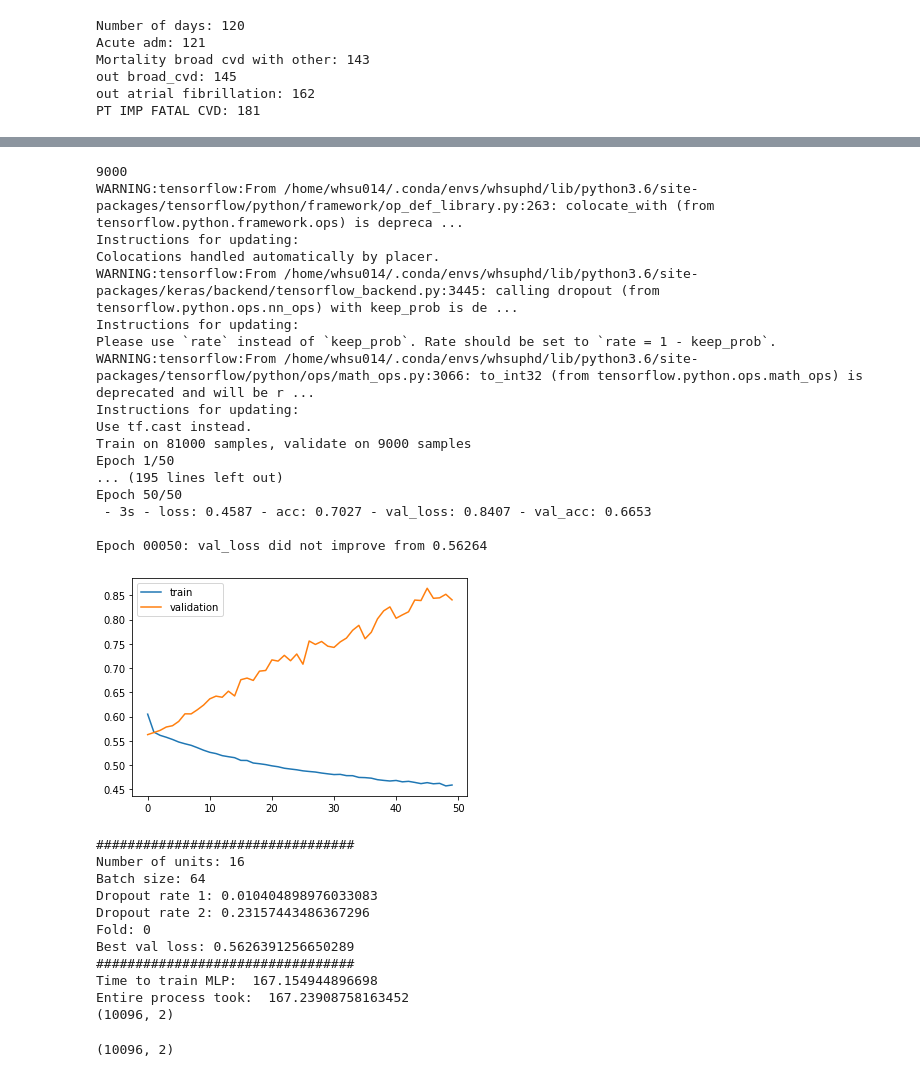
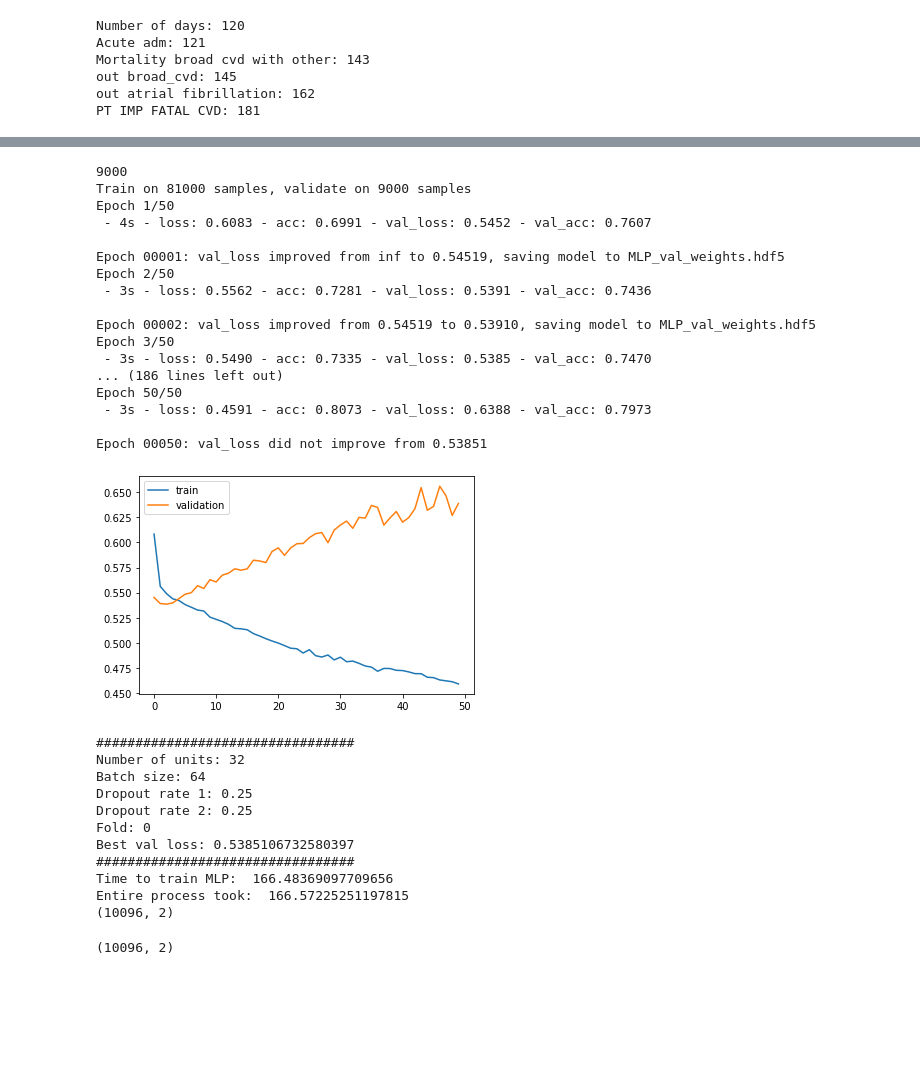
Before and after one commit to WilliamHsuNz/MLRIG, a Jupyter notebook: Experiments/EVENT_MLP.ipynb, the cells around one changed output, grey strips where cells are left out. Cells and saved outputs as stored; diff of their text form; code cells hidden in the pictures; blank space fills up the shorter version.

Commit message:
imp_fatal_cvd patch

```diff
--- a/Experiments/EVENT_MLP.ipynb
+++ b/Experiments/EVENT_MLP.ipynb
@@ -60,7 +60,8 @@ from tensorflow.python.client import device_lib
 /home/whsu014/dev/mlrig/Experiments
 # %%
 # set up training set
-view_1hot_df = feather.read_dataframe("/home/whsu014/data/view_1hot_nona_len29_float_age_impute_and_True_HG_100096inds.feather")
+#view_1hot_df = feather.read_dataframe("/home/whsu014/data/view_1hot_nona_len29_float_age_impute_and_True_HG_100096inds.feather")
+view_1hot_df = feather.read_dataframe("/home/whsu014/data/view_imp_fatal_cvd_patched_100096inds.feather")
 print(view_1hot_df.columns)
 print(view_1hot_df.shape)
 
@@ -81,7 +82,8 @@ print(train_v.shape)
 print(train_v.shape[0]/28)
 
 # set up test set
-test_df = feather.read_dataframe("/home/whsu014/data/Test_set_with_TRUE_10096inds.feather")
+#test_df = feather.read_dataframe("/home/whsu014/data/Test_set_with_TRUE_10096inds.feather")
+test_df = feather.read_dataframe("/home/whsu014/data/test_imp_fatal_cvd_patched_10096inds.feather")
 print(test_df.columns)
 print(test_df.shape)
 print("Number of inds:", len(test_df['VSIMPLE_INDEX_MASTER'].unique()))
@@ -110,8 +155,8 @@ Number of inds: 10096
 # u is the mean of the training samples
 # s is the standard devidation of the training samples
 scaler = StandardScaler()
-scaled_train = scaler.fit_transform(train_v)
-scaled_test = scaler.transform(test_v)
+scaled_train = scaler.fit_transform(train_)
+scaled_test = scaler.transform(test_)
 # %%
 print("Number of days:", view_1hot_df.columns.get_loc('NUMBER_OF_DAYS'))
 print("Acute adm:", view_1hot_df.columns.get_loc('ACUTE_ADM'))
@@ -140,7 +185,7 @@ def setup_xy(time_series, scaled_time_series):
     # to 1 row.
     ###############################################
     for i in range(num_of_inds):
-        scaled_ind_v = copy.deepcopy(scaled_time_series[(i*28):((i+1)*28), :])
+        scaled_ind_v = copy.deepcopy(scaled_time_series[(i*8):((i+1)*8), :])
         _x[i, :n_features] = copy.deepcopy(scaled_ind_v[0, :])
         for j in range(1, 8):
             start_idx = (j-1)*(n_features-1)+n_features
@@ -150,10 +195,10 @@ def setup_xy(time_series, scaled_time_series):
         event = False
         for j in range(8, 28):
             if ind_v[j, 121] == 1.0 and \
-                1.0 in ind_v[j, 143:163]:  # an acute CVD event
+                1.0 in ind_v[j, 143:162]:  # an acute CVD event
                 event = True
-            if 1.0 in ind_v[8:, 181]: # a CVD death
-                event = True
+        if 1.0 in ind_v[8:, 181]: # a CVD death
+            event = True
         if event:
             _y[i, :] = np.array([0.0, 1.0])
         else:
@@ -216,7 +260,8 @@ def fit_model(model, X_train, Y_train, b_size):
                         shuffle=False,
                         sample_weight=class_weight.\
                                       compute_sample_weight("balanced",
-                                                            Y_train[:, 1]))
+                                                            Y_train[:, 1])
+                       )
     pyplot.plot(history.history['loss'], label='train')
     pyplot.plot(history.history['val_loss'], label='validation')
     pyplot.legend()
@@ -234,15 +279,22 @@ print(num_per_fold)
 
 start_time = time.time()
 
-n_units = 16
+########################################
+#n_units = 16
+#b_size = 64
+#dropout_rate_1 = 0.010404898976033083
+#dropout_rate_2 = 0.23157443486367296
+# imp_fatal_cvd patch
+n_units = 32
 b_size = 64
-dropout_rate_1 = 0.010404898976033083
-dropout_rate_2 = 0.23157443486367296
+dropout_rate_1 = 0.25
+dropout_rate_2 = 0.25
+#########################################
 
 exp_record = []
 
 for f in range(1):#10
-        #start = f*num_per_fold
+    #start = f*num_per_fold
     end = (f+1)*num_per_fold
     train1_x = x_train[:end, ]
     train2_x = x_train[end:, ]
@@ -258,56 +310,56 @@ for f in range(1):#10
                              dropout_rate_2)
         v_loss, val_weight = fit_model(model,
                                        train_x_mlp,
                                        train_y_mlp,
                                        b_size)
         print("#################################")
         print("Number of units:", n_units)
         print("Batch size:", b_size)
         print("Dropout rate 1:", dropout_rate_1)
         print("Dropout rate 2:", dropout_rate_2)
         print("Fold:", f)
         print("Best val loss:", v_loss)
         exp_record.append([n_units, b_size,
                            dropout_rate_1,
                            dropout_rate_2,
                             f, v_loss])
         print("#################################")
         if(f==4):
             print(exp_record)
         model.load_weights(val_weight)
         yhat_test = model.predict(x_test)
         print("Time to train MLP: ", time.time() - start_time_inner)
 print("Entire process took: ", time.time() - start_time)
 print(yhat_test.shape)
 # %% [output]
 9000
-WARNING:tensorflow:From /home/whsu014/.conda/envs/whsuphd/lib/python3.6/site-packages/tensorflow/python/framework/op_def_library.py:263: colocate_with (from tensorflow.python.framework.ops) is depreca ...
-Instructions for updating:
-Colocations handled automatically by placer.
-WARNING:tensorflow:From /home/whsu014/.conda/envs/whsuphd/lib/python3.6/site-packages/keras/backend/tensorflow_backend.py:3445: calling dropout (from tensorflow.python.ops.nn_ops) with keep_prob is de ...
-Instructions for updating:
-Please use `rate` instead of `keep_prob`. Rate should be set to `rate = 1 - keep_prob`.
-WARNING:tensorflow:From /home/whsu014/.conda/envs/whsuphd/lib/python3.6/site-packages/tensorflow/python/ops/math_ops.py:3066: to_int32 (from tensorflow.python.ops.math_ops) is deprecated and will be r ...
-Instructions for updating:
-Use tf.cast instead.
 Train on 81000 samples, validate on 9000 samples
 Epoch 1/50
-... (195 lines left out)
+ - 4s - loss: 0.6083 - acc: 0.6991 - val_loss: 0.5452 - val_acc: 0.7607
+
+Epoch 00001: val_loss improved from inf to 0.54519, saving model to MLP_val_weights.hdf5
+Epoch 2/50
+ - 3s - loss: 0.5562 - acc: 0.7281 - val_loss: 0.5391 - val_acc: 0.7436
+
+Epoch 00002: val_loss improved from 0.54519 to 0.53910, saving model to MLP_val_weights.hdf5
+Epoch 3/50
+ - 3s - loss: 0.5490 - acc: 0.7335 - val_loss: 0.5385 - val_acc: 0.7470
+... (186 lines left out)
 Epoch 50/50
- - 3s - loss: 0.4587 - acc: 0.7027 - val_loss: 0.8407 - val_acc: 0.6653
+ - 3s - loss: 0.4591 - acc: 0.8073 - val_loss: 0.6388 - val_acc: 0.7973
 
-Epoch 00050: val_loss did not improve from 0.56264
+Epoch 00050: val_loss did not improve from 0.53851
-[figure, old version]
+[figure, new version]
 #################################
-Number of units: 16
+Number of units: 32
 Batch size: 64
-Dropout rate 1: 0.010404898976033083
-Dropout rate 2: 0.23157443486367296
+Dropout rate 1: 0.25
+Dropout rate 2: 0.25
 Fold: 0
-Best val loss: 0.5626391256650289
+Best val loss: 0.5385106732580397
 #################################
-Time to train MLP:  167.154944896698
-Entire process took:  167.23908758163452
+Time to train MLP:  166.48369097709656
+Entire process took:  166.57225251197815
 (10096, 2)
 # %%
 print(yhat_test.shape)
```
Also changed, not shown: parts of 3 cells of this notebook.
